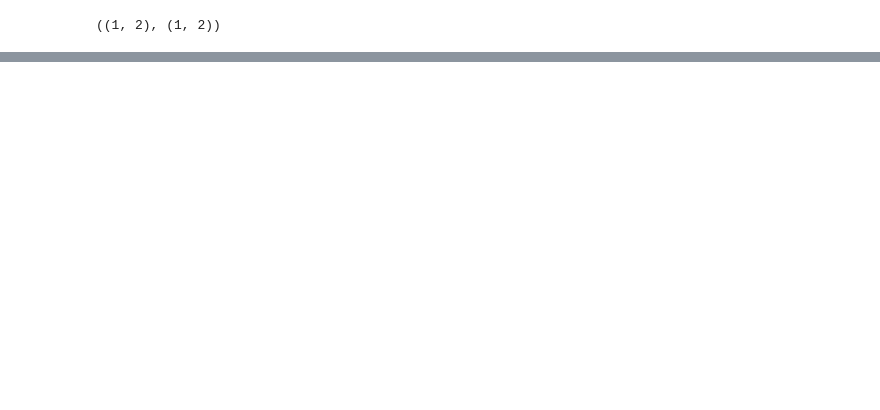
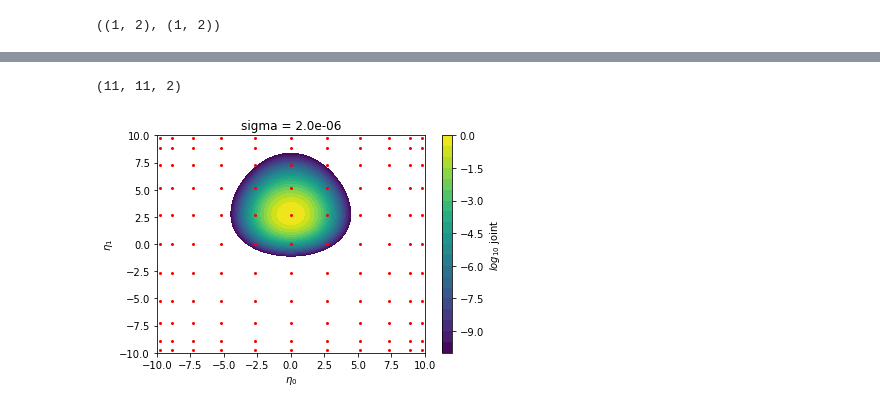
Before and after one commit to Confirm-Solutions/imprint, a Jupyter notebook: research/berry/quadrature_dev.ipynb, the cells around one changed output, grey strips where cells are left out. Cells and saved outputs as stored; diff of their text form; code cells hidden in the pictures; blank space fills up the shorter version.

```diff
--- a/research/berry/quadrature_dev.ipynb
+++ b/research/berry/quadrature_dev.ipynb
@@ -172 +187,26 @@ for sig_idx in [5, 50, 89]:#range(0, sigma2_n, 1):
+# %%
+grid_eta.shape
+# %% [output]
+(11, 11, 2)
+# %%
+sig_idx = 10
+eta = np.stack([ti.ravel() for ti in theta2d], axis=-1)
+theta = (eta * axis_half_len[0,sig_idx]).dot(v[0,sig_idx])
+logjoint = calc_log_joint(theta, sig_idx)
+
+levels = np.linspace(-10, 0, 21)
+plt.contourf(theta2d[0], theta2d[1], logjoint.reshape(theta2d[0].shape), levels=levels)
+
+plt.plot(grid_eta[:,:,0].ravel(), grid_eta[:,:,1].ravel(), 'ro', markersize=2)
+plt.xlabel(r'$\eta_0$')
+plt.ylabel(r'$\eta_1$')
+
+plt.title(f'sigma = {sigma2_rule.pts[sig_idx]:.1e}')
+cbar = plt.colorbar()
+cbar.set_label('$log_{10}$ joint')
+plt.xlim([ts.min(), ts.max()])
+plt.ylim([ts.min(), ts.max()])
+plt.show()
+# %% [output]
+[figure, added]
 # %%
```
Also changed, not shown: parts of 13 cells of this notebook, 8 other files.
